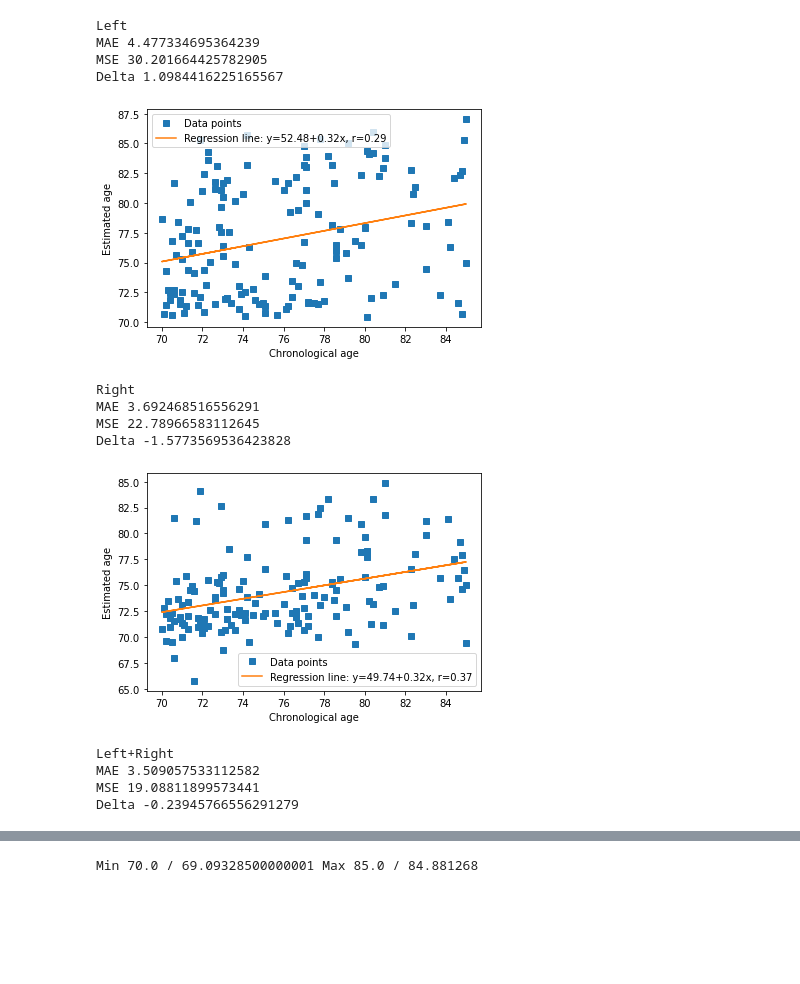
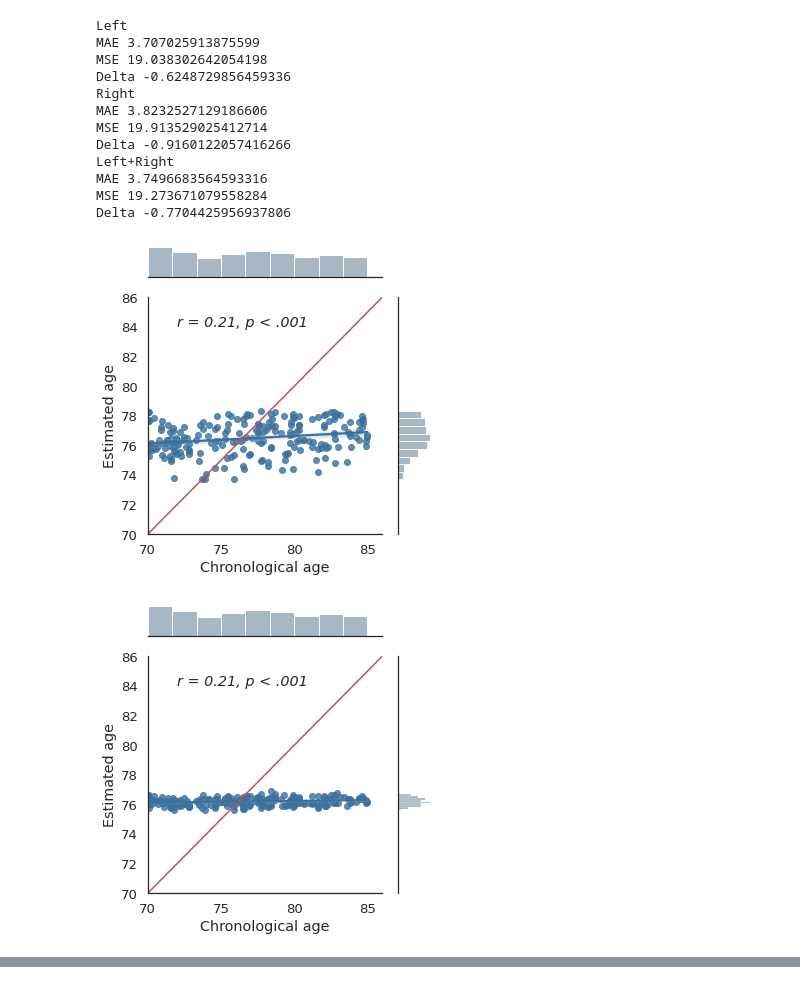
Before and after one commit to kapoloni/age_prediction, a Jupyter notebook: ensemble_LR.ipynb, the cells around one changed output, grey strips where cells are left out. Saved outputs shown, nothing was run; the diff lists cells and outputs as text; code cells hidden in the pictures; blank space fills up the shorter version.

```diff
--- a/ensemble_LR.ipynb
+++ b/ensemble_LR.ipynb
@@ -45,6 +46,25 @@ def plot_regression(x, y):
     ax.set_ylabel('Estimated age')
     ax.legend(facecolor='white')
     plt.show()
+# %%
+def plot_regression(dt, lim):
+    dt = dt[['Name', 'True', 'Pred']]
+    dt.columns = ['Image Filename', 'Chronological age', 'Estimated age']
+
+    pearson = pg.corr(dt['Estimated age'], dt['Chronological age'])
+    # display(pearson)
+
+    sns.set(style='white', font_scale=1.2)
+    g = sns.JointGrid(data=dt, x='Chronological age', y='Estimated age',
+                    xlim=lim, ylim=lim, height=5)
+    g.plot_joint(sns.regplot, color="xkcd:muted blue")
+    g = g.plot_marginals(sns.histplot, color="xkcd:bluey grey")
+    g.ax_joint.text(lim[0]+2, lim[1]-2, 'r = ' + str(pearson.r[0].round(2)) + ', p < .001', fontstyle='italic')
+    x0, x1 = g.ax_joint.get_xlim()
+    y0, y1 = g.ax_joint.get_ylim()
+    lims = [max(x0, y0), min(x1, y1)]
+    g.ax_joint.plot(lims, lims, '-r')
+    plt.tight_layout()
 # %%
 def bias_corr(pred):
     a = 0.41
@@ -115,32 +197,30 @@ Delta -0.1061458609271526
 # %%
-# Test 0-70
-val_L = pd.read_csv("predict_results/test_exp_L.csv")
-val_R = pd.read_csv("predict_results/test_exp_R.csv")
+# AD
+val_L = pd.read_csv("predict_results/ad_70-100_L.csv")
+val_R = pd.read_csv("predict_results/ad_70-100_R.csv")
 ens = ensemble(val_L, val_R)
-ens.to_csv('predict_results/test_exp_LR.csv', index=False)
+ens.to_csv('predict_results/ad_70-100_LR.csv', index=False)
 print("Left")
 metrics(val_L)
-plot_regression(val_L['True'], val_L['Pred'])
+plot_regression(val_L, (70,86))
 print("Right")
 metrics(val_R)
-plot_regression(val_R['True'], val_R['Pred'])
+plot_regression(val_R, (70,86))
 print("Left+Right")
 metrics(ens)
-plot_regression(ens['True'], ens['Pred'])
-print("Min", ens['True'].min(), "/", ens['Pred'].min(),
-      "Max", ens['True'].max(), "/", ens['Pred'].max())
+plot_regression(ens, (70,86))
 # %% [output]
 Left
-MAE 4.477334695364239
-MSE 30.201664425782905
-Delta 1.0984416225165567
+MAE 3.707025913875599
+MSE 19.038302642054198
+Delta -0.6248729856459336
+Right
+MAE 3.8232527129186606
+MSE 19.913529025412714
+Delta -0.9160122057416266
+Left+Right
+MAE 3.7496683564593316
+MSE 19.273671079558284
+Delta -0.7704425956937806
-[figure, old version]
+[figure, new version]
-Right
-MAE 3.692468516556291
-MSE 22.78966583112645
-Delta -1.5773569536423828
-[figure, old version]
+[figure, new version]
-Left+Right
-MAE 3.509057533112582
-MSE 19.08811899573441
-Delta -0.23945766556291279
@@ -148,2 +228 @@ Delta -0.23945766556291279
-Min 70.0 / 69.09328500000001 Max 85.0 / 84.881268
 # %%
```
Also changed, not shown: parts of 9 cells of this notebook, 23 other files.
